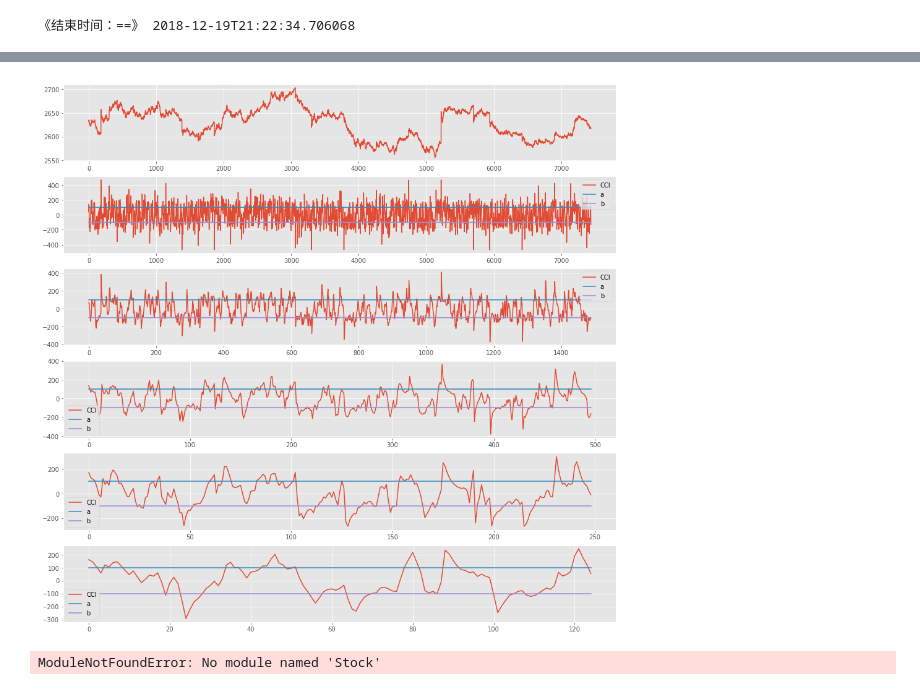
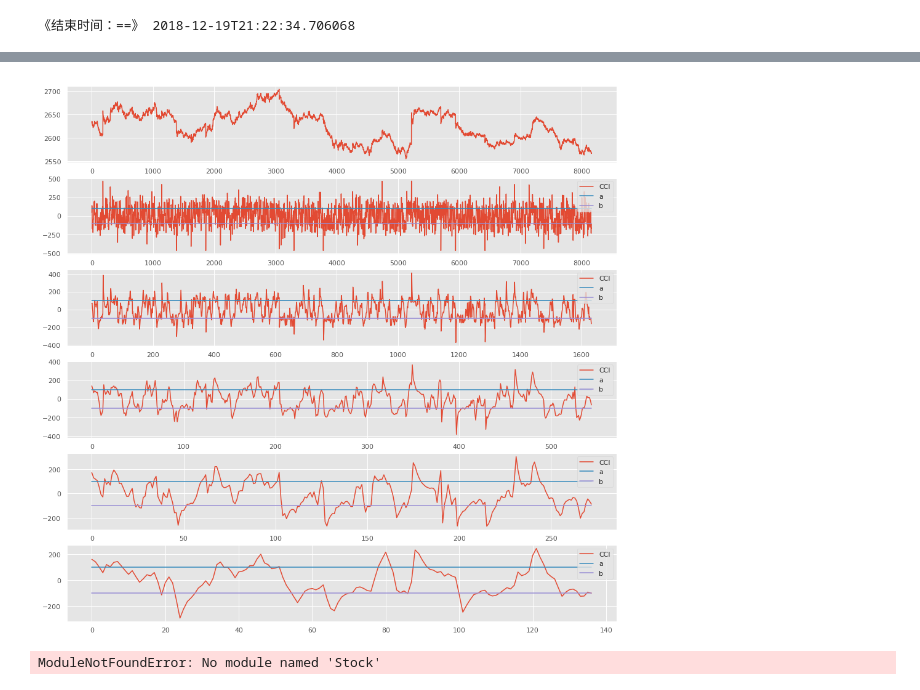
Before and after one commit to pm58/notebook, a Jupyter notebook: 跨平台量化环境测试+RQ+TU+QA+Funcat+Hikyuu+Abu+DevilYuan+Kivy+tensorflow.ipynb, the cells around one changed output, grey strips where cells are left out. Cells and saved outputs as stored; diff of their text form; code cells hidden in the pictures.

```diff
--- a/跨平台量化环境测试+RQ+TU+QA+Funcat+Hikyuu+Abu+DevilYuan+Kivy+tensorflow.ipynb
+++ b/跨平台量化环境测试+RQ+TU+QA+Funcat+Hikyuu+Abu+DevilYuan+Kivy+tensorflow.ipynb
@@ -788,10 +788,10 @@ start_data = '2017-01-09'
 #依据shijian条件切换分时
 if shijian == '1min':
     start = '2018-09-03 09:31:00' #min画图开始时间
-    end = '2018-12-14 09:31:00' #min画图结束时间
+    end = '2018-12-19 09:31:00' #min画图结束时间
 elif shijian == '1day': #条件切换日线
     start = '2018-01-09' #day画图开始时间
-    end = '2018-12-14 ' #day画图结束时间
+    end = '2018-12-19 ' #day画图结束时间
 #指标：修改后位名称，设定指标 KDJ/MACD/CCI/BOLL。。。
 zhibiao = QA.QA_indicator_KDJ
 #代码：如果设定 index为指数，stock 为股票
@@ -862,35 +850,35 @@ QUANTAXIS>> Finding macros in 'scipy.__config__'
 #实例 同一指标在多周期上画图_验证买卖点用
 import QUANTAXIS as QA
 import pandas as pd
 import matplotlib.pyplot as plt
 start='2018-11-01 10:30:00' #开始时间
-end='2018-12-14 10:30:00' #结束时间
+end='2018-12-19 10:30:00' #结束时间
 zhibiao = QA.QA_indicator_CCI #设定指标
 daima = '000001' #指数代码
 tu = 610 ##6代表6个图，中间1列，后1代表数列
 data=QA.QA_fetch_index_min_adv(daima,'2017-01-09',end,'1min')
 res=data.add_func(zhibiao)
 res5=zhibiao(data.min5)
 res15=zhibiao(data.min15)
 res30=zhibiao(data.min30)
 res60=zhibiao(data.min60)
 fig=plt.figure(figsize=(16,16))
 plt.style.use('ggplot') #matplotlib ggplot style https://matplotlib.org/gallery/style_sheets/ggplot.html
 plt.subplot(tu+1)
 data.select_time(start,end).data.close.plot(use_index=False)
 ax0=plt.subplot(tu+2)
 res.loc[slice(start,end)].plot(use_index=False,ax=ax0)
 ax=plt.subplot(tu+3)
 res5.loc[slice(start,end)].plot(use_index=False,ax=ax)
 ax1=plt.subplot(tu+4)
 res15.loc[slice(start,end)].plot(use_index=False,ax=ax1)
 ax2=plt.subplot(tu+5)
 res30.loc[slice(start,end)].plot(use_index=False,ax=ax2)
 ax3=plt.subplot(tu+6)
 res60.loc[slice(start,end)].plot(use_index=False,ax=ax3)
 plt.show()
 # %% [output]
-[figure, old version]
+[figure, new version]
 # %%
 # -*- coding: utf-8 -*-
 #终端正常运行，目前stock冲突，等待解决
```
Also changed, not shown: parts of 1 cell of this notebook.
